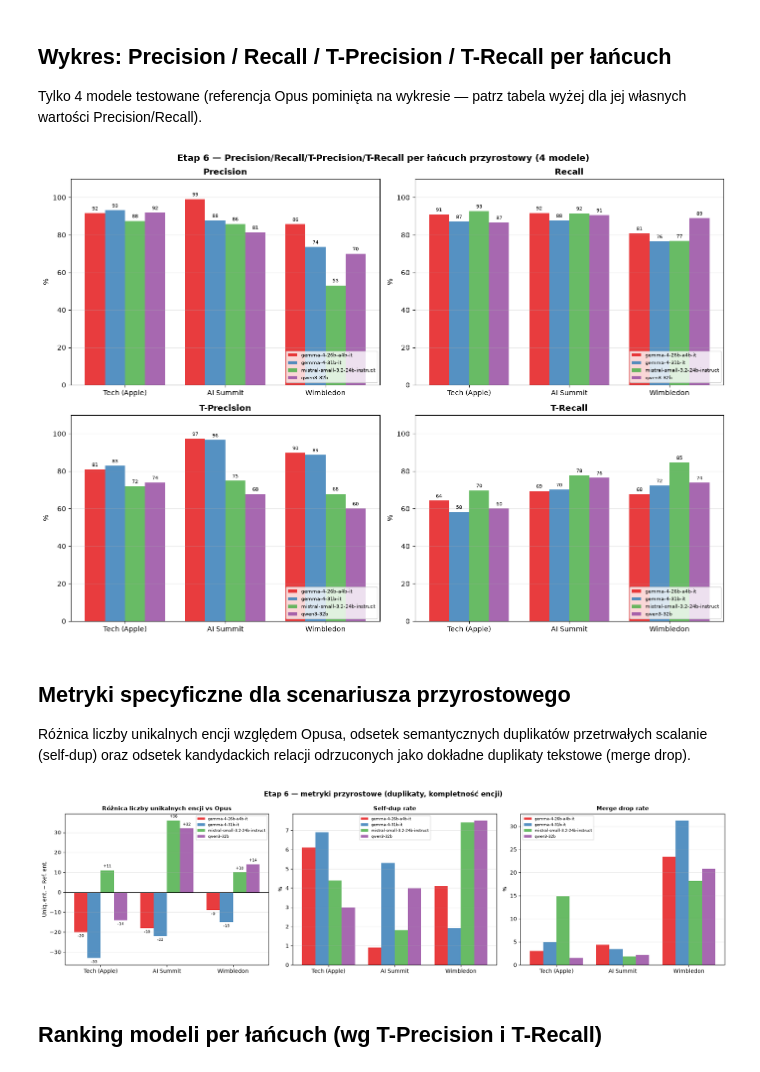
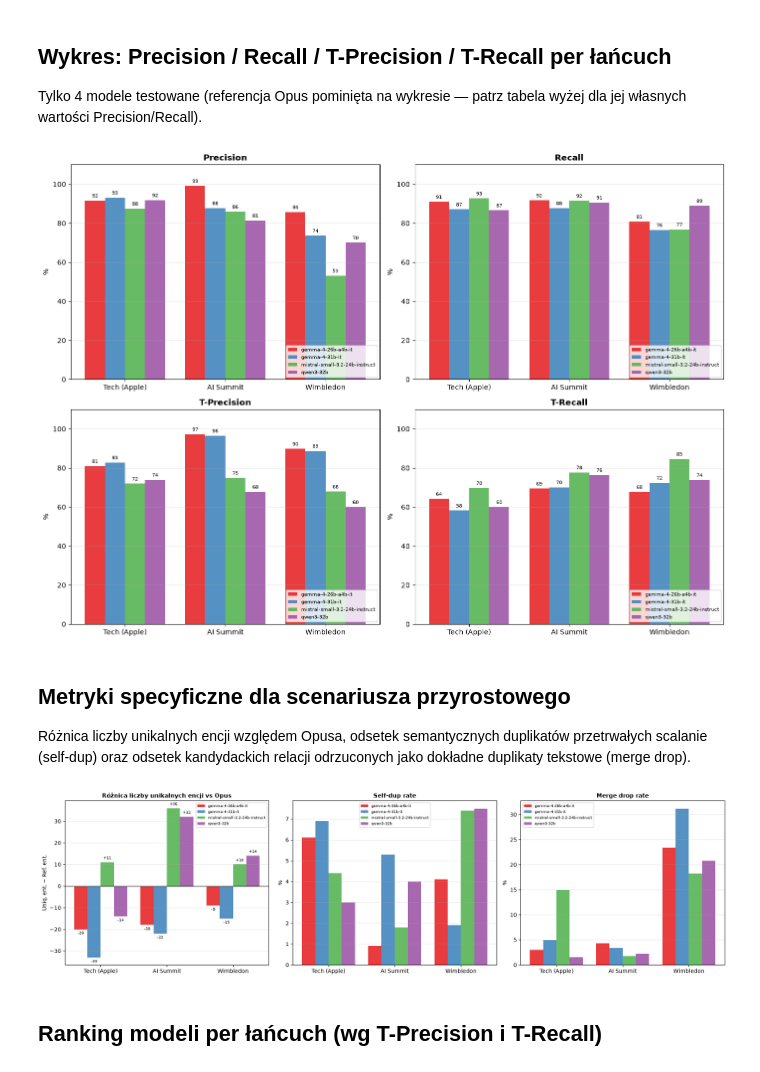
Before and after one commit to Rafal354/RAG-Knowledge-Graph-Builder, a Jupyter notebook: sql/a_steps/step_6_incremental_chain/analysis.ipynb, the cells around one changed output. Drawn from its saved outputs; the diff is of its cells as text; code cells hidden in the pictures.

Commit message:
delete titles for some charts 2

```diff
--- a/sql/a_steps/step_6_incremental_chain/analysis.ipynb
+++ b/sql/a_steps/step_6_incremental_chain/analysis.ipynb
@@ -144,11 +144,11 @@ for ax, metric, mlabel in zip(axes, metrics4, mlabels4):
     ax.legend(fontsize=7, loc="lower right")
     ax.grid(axis="y", alpha=0.3)
 
-fig.suptitle("Etap 6 — Precision/Recall/T-Precision/T-Recall per łańcuch przyrostowy (4 modele)", fontsize=13, fontweight="bold")
+# fig.suptitle("Etap 6 — Precision/Recall/T-Precision/T-Recall per łańcuch przyrostowy (4 modele)", fontsize=13, fontweight="bold")
 fig.tight_layout()
 plt.show()
 # %% [output]
-[figure, old version]
+[figure, new version]
 # %% [markdown]
 ## Metryki specyficzne dla scenariusza przyrostowego
 
@@ -183,35 +183,35 @@ for model, offset in zip(TOP4, offsets):
     vals = []
     for chain in CHAINS:
         try:
             vals.append(agg4.loc[(chain, model), "self_duplicate_rate"] * 100)
         except KeyError:
             vals.append(np.nan)
     ax.bar(x + offset * w, vals, w, label=model, color=MODEL_COLORS[model], alpha=0.85)
 ax.set_xticks(x); ax.set_xticklabels(CHAINS, fontsize=10)
 ax.set_ylabel("%")
 ax.set_title("Self-dup rate", fontsize=11, fontweight="bold")
 ax.legend(fontsize=7); ax.grid(axis="y", alpha=0.3)
 
 # Panel 3: merge drop rate
 ax = axes[2]
 for model, offset in zip(TOP4, offsets):
     vals = []
     for chain in CHAINS:
         try:
             vals.append(agg4.loc[(chain, model), "merge_drop_rate"] * 100)
         except KeyError:
             vals.append(np.nan)
     ax.bar(x + offset * w, vals, w, label=model, color=MODEL_COLORS[model], alpha=0.85)
 ax.set_xticks(x); ax.set_xticklabels(CHAINS, fontsize=10)
 ax.set_ylabel("%")
 ax.set_title("Merge drop rate", fontsize=11, fontweight="bold")
 ax.legend(fontsize=7); ax.grid(axis="y", alpha=0.3)
 
-fig.suptitle("Etap 6 — metryki przyrostowe (duplikaty, kompletność encji)", fontsize=13, fontweight="bold")
+# fig.suptitle("Etap 6 — metryki przyrostowe (duplikaty, kompletność encji)", fontsize=13, fontweight="bold")
 fig.tight_layout()
 plt.show()
 # %% [output]
-[figure, old version]
+[figure, new version]
 # %% [markdown]
 ## Ranking modeli per łańcuch (wg T-Precision i T-Recall)
 # %%
```
